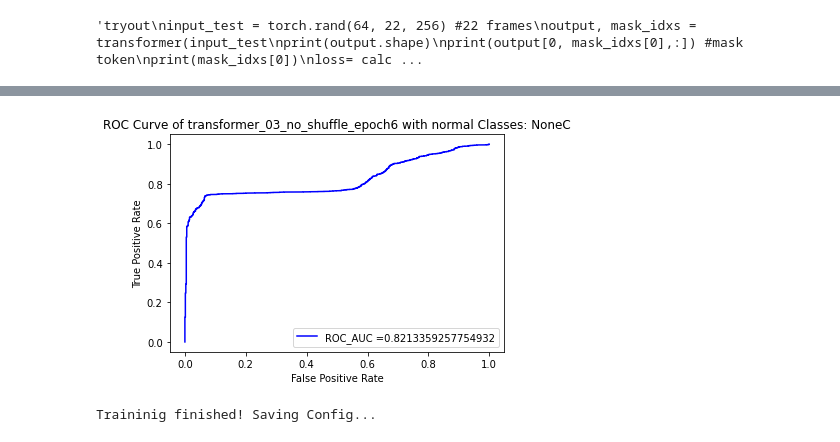
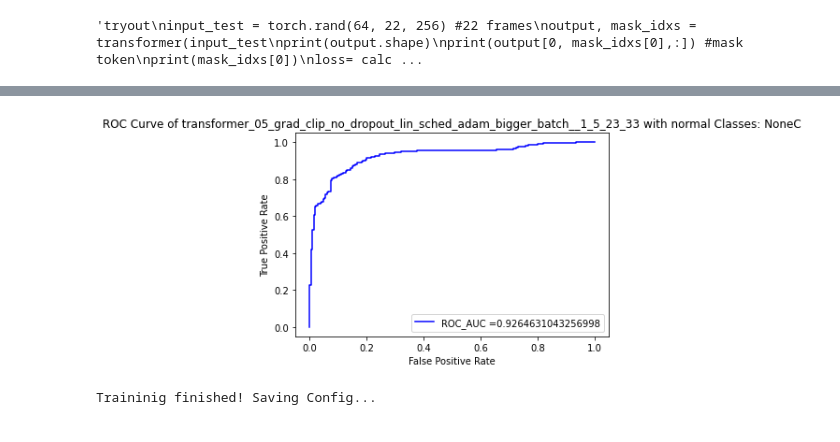
Before and after one commit to JohEder/bachelor_thesis_audio_ml, a Jupyter notebook: transformer.ipynb, the cells around one changed output, grey strips where cells are left out. Cells and saved outputs as stored; diff of their text form; code cells hidden in the pictures.

Commit message:
loss adapted, bigger batch size, adam, linear schedule, grad clipping, very small LR

```diff
--- a/transformer.ipynb
+++ b/transformer.ipynb
@@ -423,15 +414,13 @@ def mask_input_batch(input, device, specific_mask_idx=None):
 # %%
 def calculate_loss_masked(input_batch, output_batch, mask_idxs, sum_up):
   #print(input_batch.shape)
-  loss_func = nn.MSELoss();
   loss_per_batch = 0
   for i in range(len(mask_idxs)):
     input_at_masked = input_batch[i, mask_idxs[i], :]
     output_at_masked = output_batch[i, mask_idxs[i], :]
-    loss = loss_func(input_at_masked, output_at_masked)
-    #print(loss)
-    loss_per_batch += loss
-  return loss_per_batch
+    scores = torch.sum((input_at_masked - output_at_masked) ** 2, dim=tuple(range(1, output_at_masked.dim()))) #brauche ich die dimension? ist glaube ich immer 1
+    loss_per_batch += scores
+  return loss_per_batch.mean()
 
 
 def calculate_loss_total(input, output):
@@ -488,7 +480,7 @@ def evaluate(model, val_loader, device, number_of_frames, number_of_batches_eval
     for batch_number, data in enumerate(val_loader, 0):
       if (number_of_batches_eval != None) and (batch_number > number_of_batches_eval):
         break
-      if (batch_number % 10 == 0):
+      if (batch_number % 20 == 0):
         print(f"Progress: {batch_number}/{len(val_loader)}")
       inputs, target = data
       inputs = inputs.to(device)
@@ -502,11 +494,11 @@ def evaluate(model, val_loader, device, number_of_frames, number_of_batches_eval
         #print(output)
         #print(index)
         loss = calculate_loss_masked(inputs, output, index, True) # last argument (sum) does not make a difference for batch size 1
-        loss_total_current_spec += loss
+        loss_total_current_spec += loss.item()
 
       loss_total_current_spec /= inputs.shape[1] #divide by number of patches
       #print(loss_total_current_spec)
-      total_anom_scores.append(loss_total_current_spec.cpu().numpy()) #coverting to numpy for processing with scikit
+      total_anom_scores.append(loss_total_current_spec) #coverting to numpy for processing with scikit
       total_targets.append(target)
     return total_anom_scores, total_targets
 # %%
@@ -533,6 +530,9 @@ def evaluate_one_index(model, val_loader, device):
 # %%
-def save_model(model, name):
-  name += '.pth'
+model_name = 'transformer_05_grad_clip_no_dropout_lin_sched_adam_bigger_batch_'
+def save_model(model, name, epoch):
+  global model_name
+  model_name += '_' + str(epoch)
+  name = model_name + '.pth'
   torch.save(model, '/content/drive/My Drive/models/transformers/' + name)
   return name
 
@@ -540,8 +540,6 @@ def load_model(name):
   name +='.pth'
   model = torch.load('/content/drive/My Drive/models/transformers/' + name)
   return model
-
-model_name = 'transformer_03_no_shuffle_epoch6_13'
 # %%
 transformer.to(device)
 transformer.train() #mode
@@ -589,5 +586,5 @@ NameError: ignored
 model = load_model(model_name)
 # %%
 #anom_scores, targets = evaluate_one_index(model, test_loader, device)
-anom_scores, targets = evaluate(model, test_loader, device, NUMBER_OF_FRAMES)
+anom_scores, targets = evaluate(model, test_loader, device, NUMBER_OF_FRAMES, number_of_batches_eval=1000)
 # %% [output]
@@ -620,21 +620,21 @@ plt.show()
 # %%
 
 current_time = time.asctime( time.localtime(time.time()) )
 
 fp_rate, tp_rate, _ = roc_curve(targets, anom_scores, pos_label=1)
 roc_auc = roc_auc_score(targets, anom_scores)
 
 plt.figure()
 plt.plot(fp_rate, tp_rate, color='blue', label=f"ROC_AUC ={roc_auc}")
 
 plt.xlabel('False Positive Rate')
 plt.ylabel('True Positive Rate')
-plt.title('ROC Curve of ' + MODEL_NAME +' with normal Classes: ' + ''.join(NORMAL_CLASSES))
+plt.title('ROC Curve of ' + model_name +' with normal Classes: ' + ''.join(NORMAL_CLASSES))
 plt.legend(loc="lower right")
-plt.savefig('/content/drive/My Drive/models/transformers/roc_graph' + MODEL_NAME+ ''.join(NORMAL_CLASSES) + "_" + str(roc_auc) + ".jpg")
+plt.savefig('/content/drive/My Drive/models/transformers/roc_graph' + model_name + ''.join(NORMAL_CLASSES) + "_" + str(roc_auc) + ".jpg")
 plt.show()
 # %% [output]
-[figure, old version]
+[figure, new version]
 # %%
 import pytorch_model_summary as pms
 summary = pms.summary(model, torch.ones(16, 22, 256).to(device))
```
Also changed, not shown: parts of 12 cells of this notebook.
